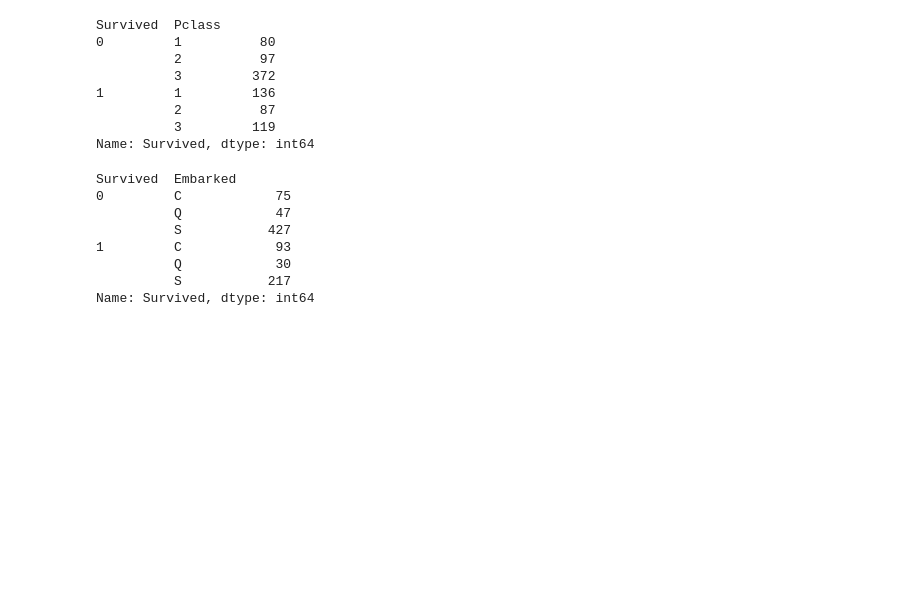
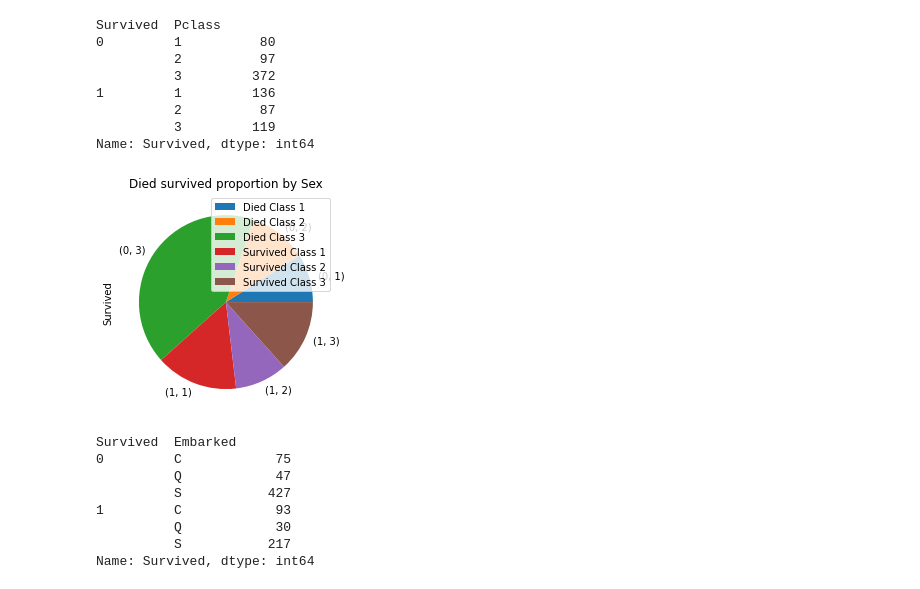
Before and after one commit to danquio194/AlgorithmsUN2022II, a Jupyter notebook: Quiz3/dfquinoneso_Quiz_3.ipynb, the cells around one changed output. Drawn from its saved outputs; the diff is of its cells as text; code cells hidden in the pictures; blank space fills up the shorter version.

```diff
--- a/Quiz3/dfquinoneso_Quiz_3.ipynb
+++ b/Quiz3/dfquinoneso_Quiz_3.ipynb
@@ -826,6 +837,14 @@ Survived  Pclass
           2          87
           3         119
 Name: Survived, dtype: int64
+# %%
+pclass_survived.plot.pie()
+plt.title("Died survived proportion by Sex")
+plt.legend(["Died Class 1", "Died Class 2", "Died Class 3",
+            "Survived Class 1", "Survived Class 2", "Survived Class 3"])
+plt.show()
+# %% [output]
+[figure, added]
 # %%
 embarked_survived
 # %% [output]
```
Also changed, not shown: parts of 4 cells of this notebook.
